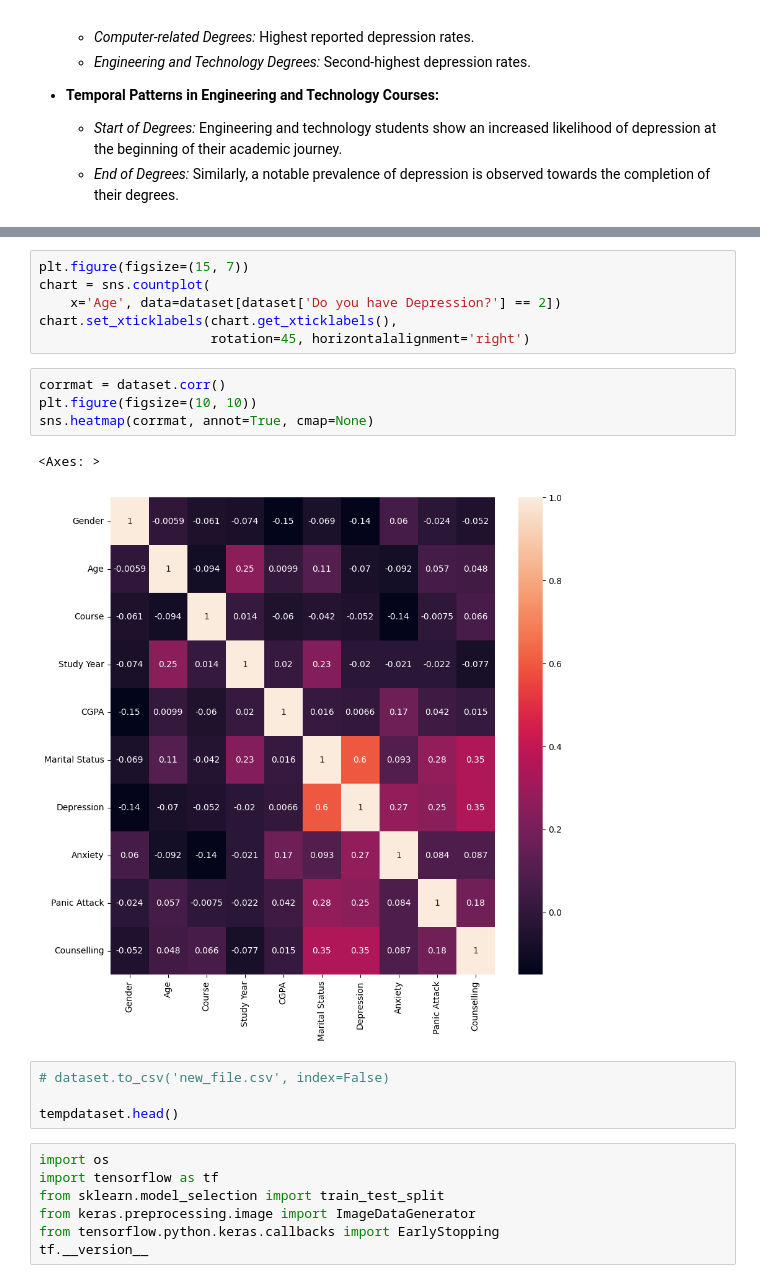
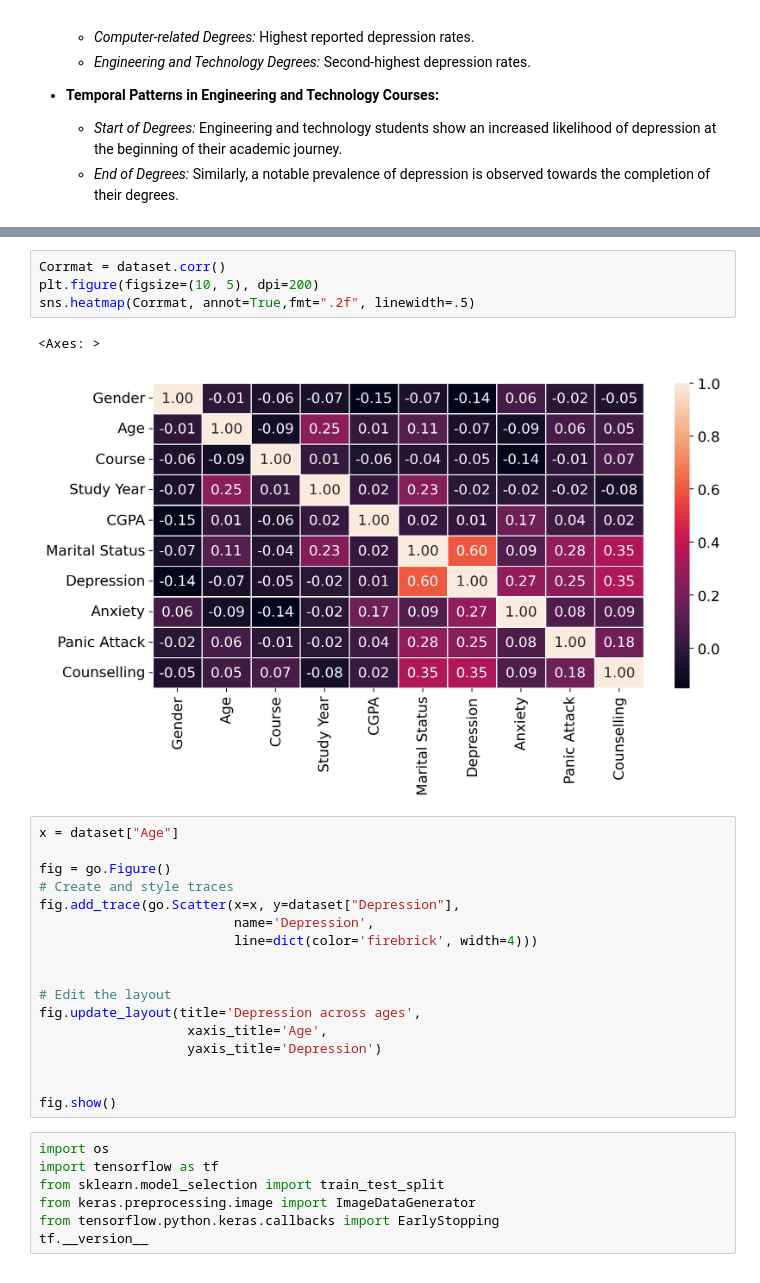
Before and after one commit to Saifix/Mental-Health---Deep-Learning, a Jupyter notebook: Main.ipynb, the cells around one changed output, grey strips where cells are left out. Drawn from its saved outputs; the diff is of its cells as text.

```diff
--- a/Main.ipynb
+++ b/Main.ipynb
@@ -432,20 +366,27 @@ ax1.legend()
-# %%
-plt.figure(figsize=(15, 7))
-chart = sns.countplot(
-    x='Age', data=dataset[dataset['Do you have Depression?'] == 2])
-chart.set_xticklabels(chart.get_xticklabels(),
-                      rotation=45, horizontalalignment='right')
 # %%
-corrmat = dataset.corr()
-plt.figure(figsize=(10, 10))
-sns.heatmap(corrmat, annot=True, cmap=None)
+Corrmat = dataset.corr()
+plt.figure(figsize=(10, 5), dpi=200)
+sns.heatmap(Corrmat, annot=True,fmt=".2f", linewidth=.5)
 # %% [output]
 <Axes: >
-[figure, old version]
+[figure, new version]
-# %%
-# dataset.to_csv('new_file.csv', index=False)
-
-tempdataset.head()
+# %%
+x = dataset["Age"]
+
+fig = go.Figure()
+# Create and style traces
+fig.add_trace(go.Scatter(x=x, y=dataset["Depression"],
+                         name='Depression',
+                         line=dict(color='firebrick', width=4)))
+
+
+# Edit the layout
+fig.update_layout(title='Depression across ages',
+                   xaxis_title='Age',
+                   yaxis_title='Depression')
+
+
+fig.show()
 # %%
 import os
 import tensorflow as tf
```
Also changed, not shown: parts of 4 cells of this notebook.
